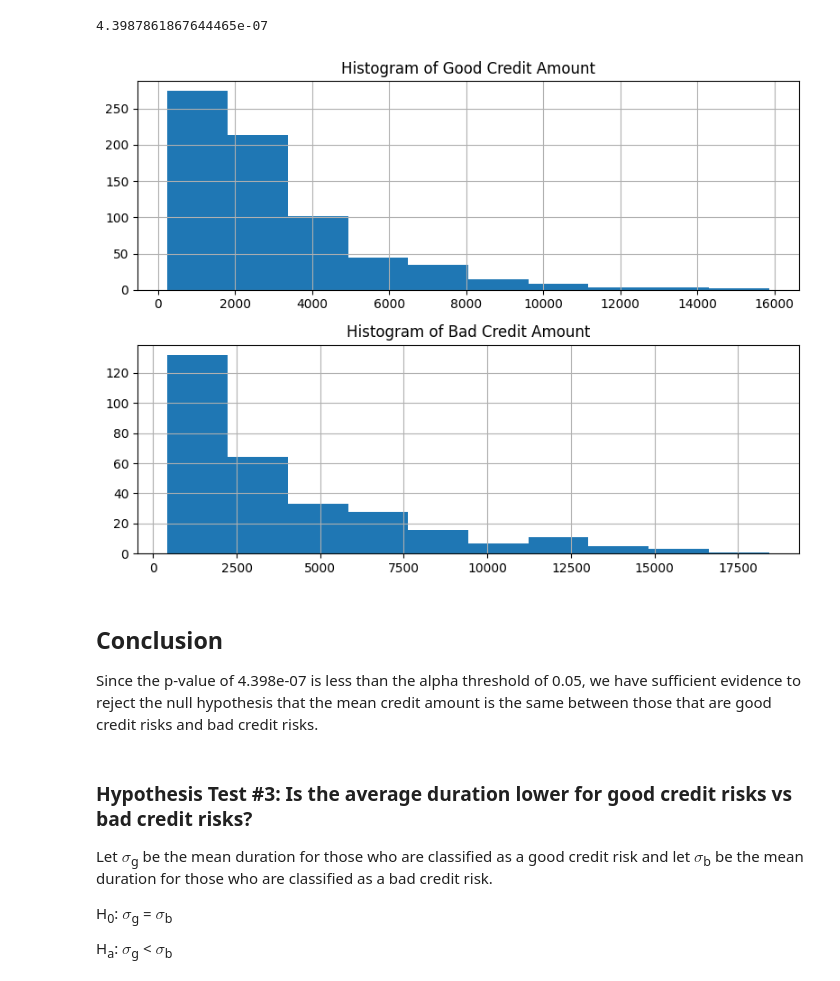
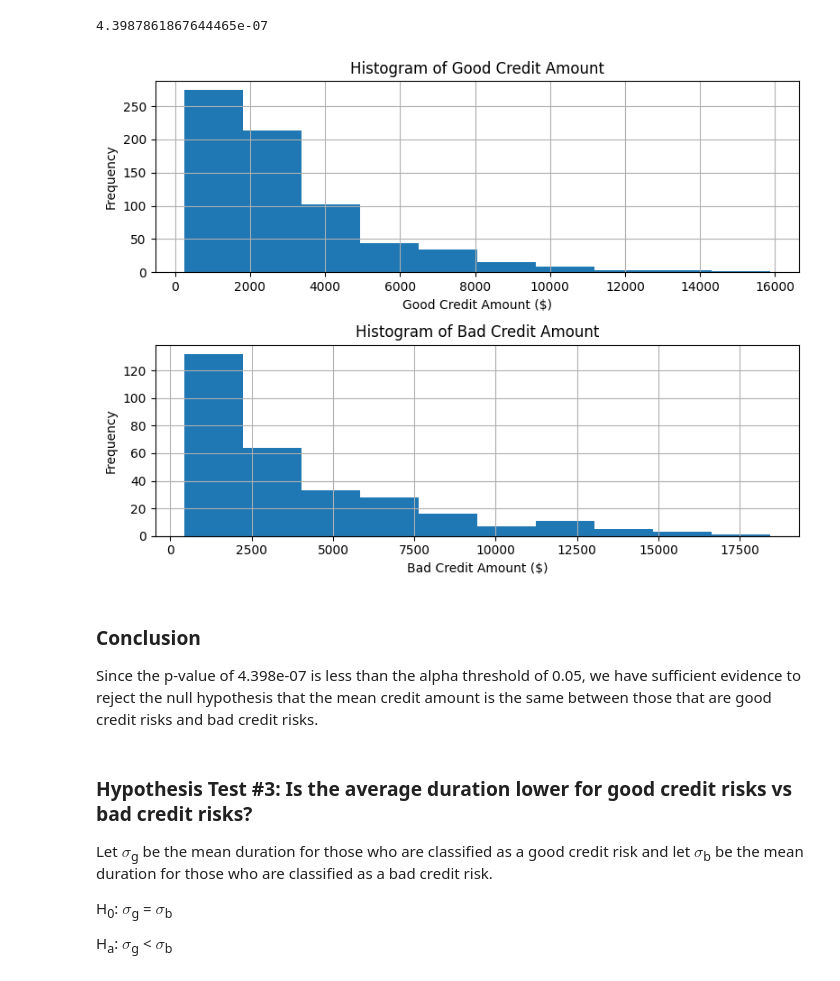
Before and after one commit to kmodo1/kmodo1.github.io, a Jupyter notebook: final-project.ipynb, the cells around one changed output. Cells and saved outputs as stored; diff of their text form; code cells hidden in the pictures.

```diff
--- a/final-project.ipynb
+++ b/final-project.ipynb
@@ -248,15 +258,19 @@ p_value
 # %%
 fig, axes = plt.subplots(nrows=2, ncols=1, figsize=(8, 6))
 good_credit_amount.hist(ax=axes[0])
 axes[0].set_title('Histogram of Good Credit Amount')
+axes[0].set_xlabel('Good Credit Amount ($)')
+axes[0].set_ylabel('Frequency')
 bad_credit_amount.hist(ax=axes[1])
 axes[1].set_title('Histogram of Bad Credit Amount')
+axes[1].set_xlabel('Bad Credit Amount ($)')
+axes[1].set_ylabel('Frequency')
 plt.tight_layout()
 plt.show()
 # %% [output]
-[figure, old version]
+[figure, new version]
 # %% [markdown]
-## Conclusion
+### Conclusion
 Since the p-value of 4.398e-07 is less than the alpha threshold of 0.05, we have sufficient evidence to reject the null hypothesis that the mean credit amount is the same between those that are good credit risks and bad credit risks.
 # %% [markdown]
 ### Hypothesis Test #3: Is the average duration lower for good credit risks vs bad credit risks?
```
Also changed, not shown: parts of 22 cells of this notebook, 1 other file.
